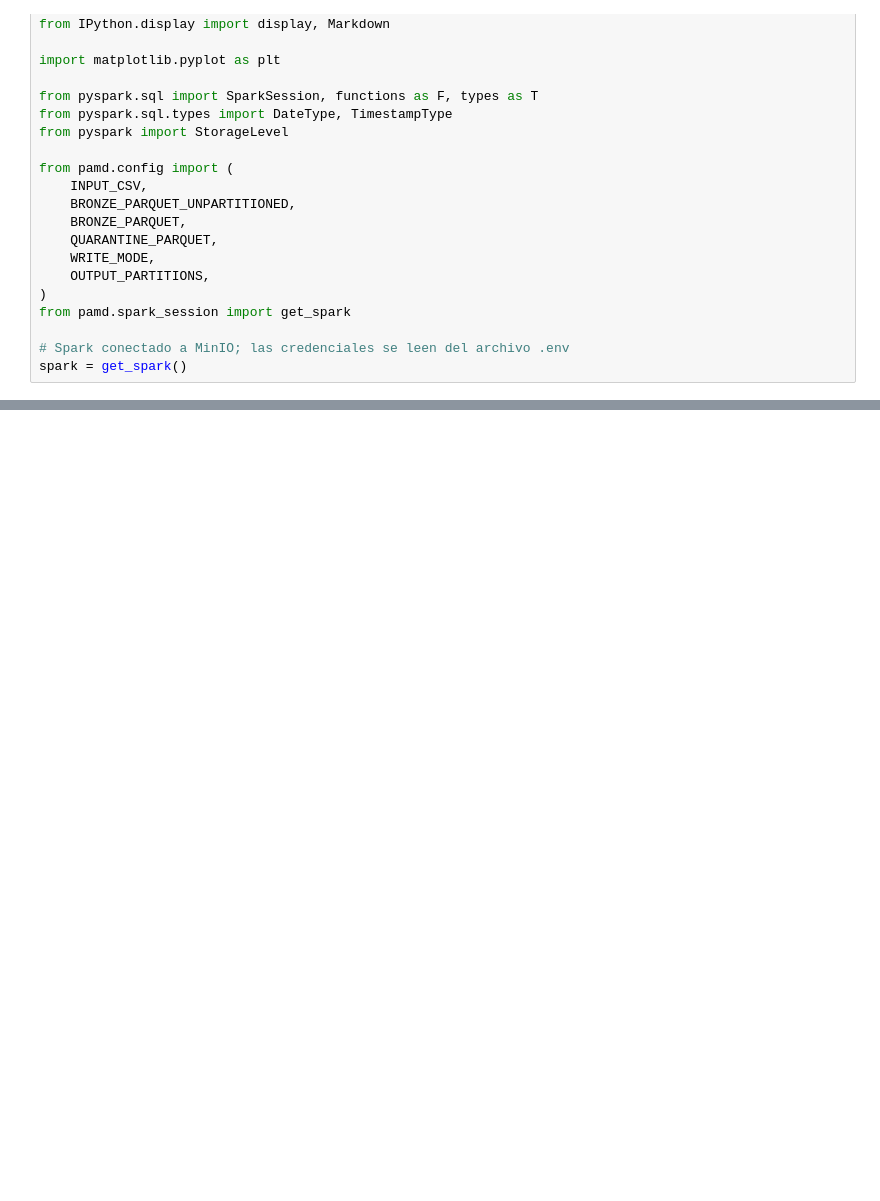
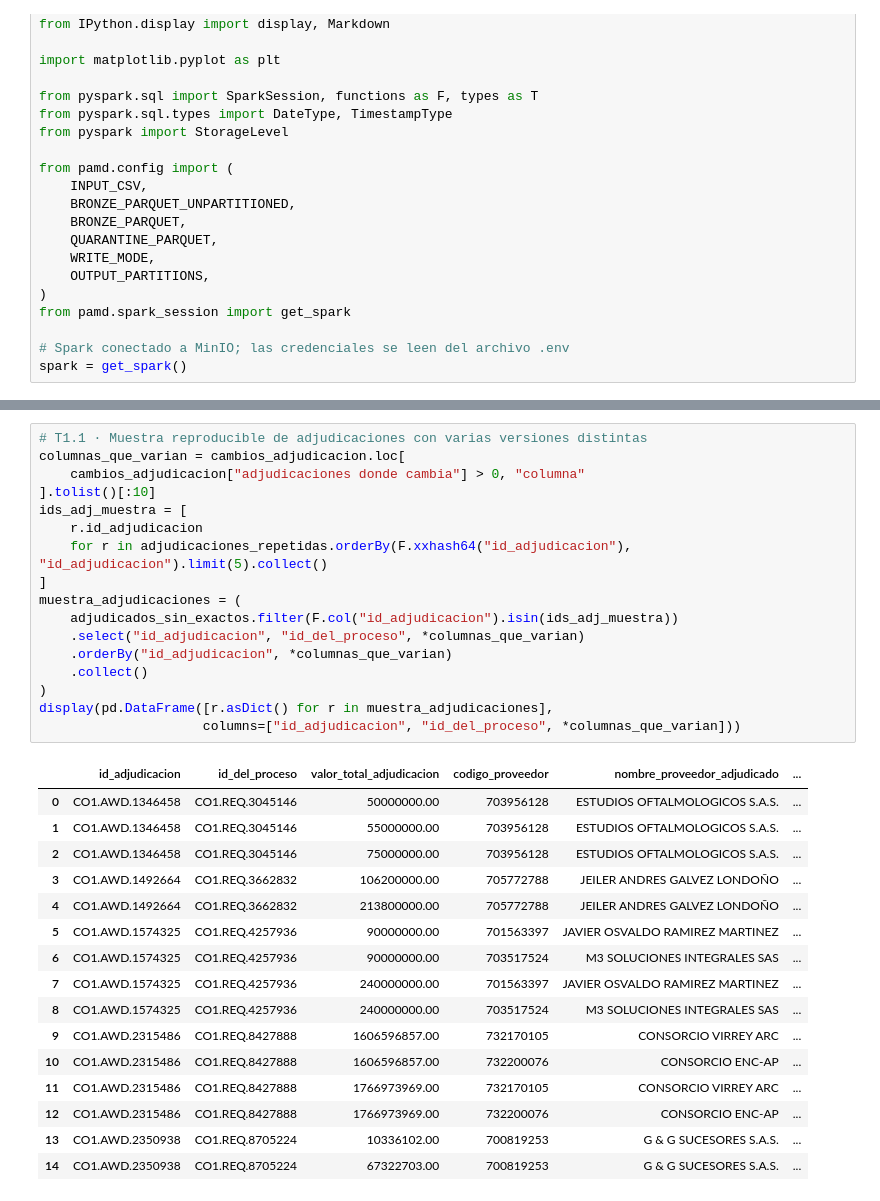
Before and after one commit to PalomaresJonatan13/pamd-secop, a Jupyter notebook: notebooks/04_corte3_silver_gold.ipynb, the cells around one changed output, grey strips where cells are left out. Saved outputs shown, nothing was run; the diff lists cells and outputs as text; blank space fills up the shorter version.

```diff
--- a/notebooks/04_corte3_silver_gold.ipynb
+++ b/notebooks/04_corte3_silver_gold.ipynb
@@ -44,0 +285,34 @@ spark = get_spark()
+# %%
+# T1.1 · Muestra reproducible de adjudicaciones con varias versiones distintas
+columnas_que_varian = cambios_adjudicacion.loc[
+    cambios_adjudicacion["adjudicaciones donde cambia"] > 0, "columna"
+].tolist()[:10]
+ids_adj_muestra = [
+    r.id_adjudicacion
+    for r in adjudicaciones_repetidas.orderBy(F.xxhash64("id_adjudicacion"), "id_adjudicacion").limit(5).collect()
+]
+muestra_adjudicaciones = (
+    adjudicados_sin_exactos.filter(F.col("id_adjudicacion").isin(ids_adj_muestra))
+    .select("id_adjudicacion", "id_del_proceso", *columnas_que_varian)
+    .orderBy("id_adjudicacion", *columnas_que_varian)
+    .collect()
+)
+display(pd.DataFrame([r.asDict() for r in muestra_adjudicaciones],
+                     columns=["id_adjudicacion", "id_del_proceso", *columnas_que_varian]))
+# %% [output]
+|  | id_adjudicacion | id_del_proceso | valor_total_adjudicacion | codigo_proveedor | nombre_proveedor_adjudicado | ... |
+| 0 | CO1.AWD.1346458 | CO1.REQ.3045146 | 50000000.00 | 703956128 | ESTUDIOS OFTALMOLOGICOS S.A.S. | ... |
+| 1 | CO1.AWD.1346458 | CO1.REQ.3045146 | 55000000.00 | 703956128 | ESTUDIOS OFTALMOLOGICOS S.A.S. | ... |
+| 2 | CO1.AWD.1346458 | CO1.REQ.3045146 | 75000000.00 | 703956128 | ESTUDIOS OFTALMOLOGICOS S.A.S. | ... |
+| 3 | CO1.AWD.1492664 | CO1.REQ.3662832 | 106200000.00 | 705772788 | JEILER ANDRES GALVEZ LONDOÑO | ... |
+| 4 | CO1.AWD.1492664 | CO1.REQ.3662832 | 213800000.00 | 705772788 | JEILER ANDRES GALVEZ LONDOÑO | ... |
+| 5 | CO1.AWD.1574325 | CO1.REQ.4257936 | 90000000.00 | 701563397 | JAVIER OSVALDO RAMIREZ MARTINEZ | ... |
+| 6 | CO1.AWD.1574325 | CO1.REQ.4257936 | 90000000.00 | 703517524 | M3 SOLUCIONES INTEGRALES SAS | ... |
+| 7 | CO1.AWD.1574325 | CO1.REQ.4257936 | 240000000.00 | 701563397 | JAVIER OSVALDO RAMIREZ MARTINEZ | ... |
+| 8 | CO1.AWD.1574325 | CO1.REQ.4257936 | 240000000.00 | 703517524 | M3 SOLUCIONES INTEGRALES SAS | ... |
+| 9 | CO1.AWD.2315486 | CO1.REQ.8427888 | 1606596857.00 | 732170105 | CONSORCIO VIRREY ARC | ... |
+| 10 | CO1.AWD.2315486 | CO1.REQ.8427888 | 1606596857.00 | 732200076 | CONSORCIO ENC-AP | ... |
+| 11 | CO1.AWD.2315486 | CO1.REQ.8427888 | 1766973969.00 | 732170105 | CONSORCIO VIRREY ARC | ... |
+| 12 | CO1.AWD.2315486 | CO1.REQ.8427888 | 1766973969.00 | 732200076 | CONSORCIO ENC-AP | ... |
+| 13 | CO1.AWD.2350938 | CO1.REQ.8705224 | 10336102.00 | 700819253 | G & G SUCESORES S.A.S. | ... |
+| 14 | CO1.AWD.2350938 | CO1.REQ.8705224 | 67322703.00 | 700819253 | G & G SUCESORES S.A.S. | ... |
```
Also changed, not shown: parts of 13 cells of this notebook.
